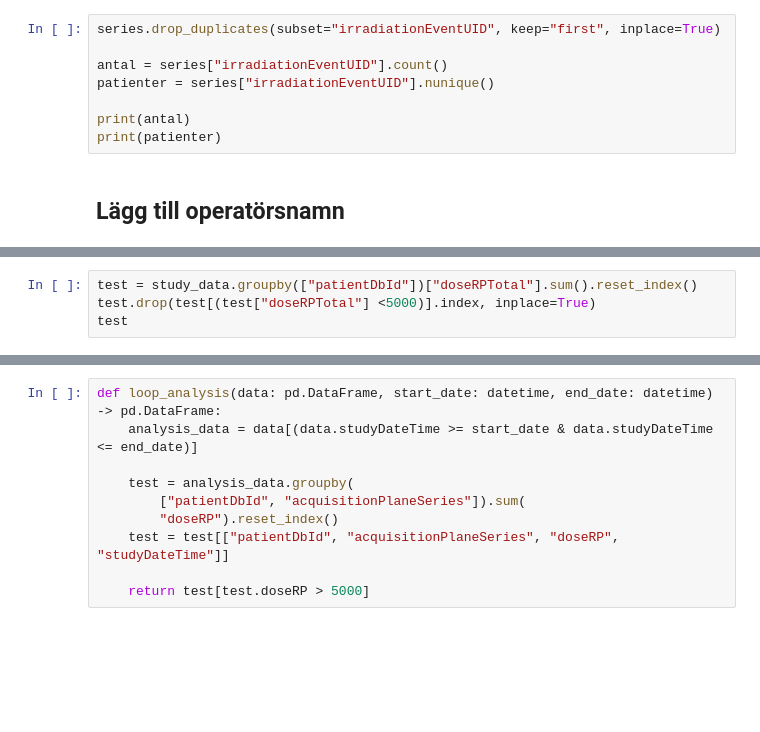
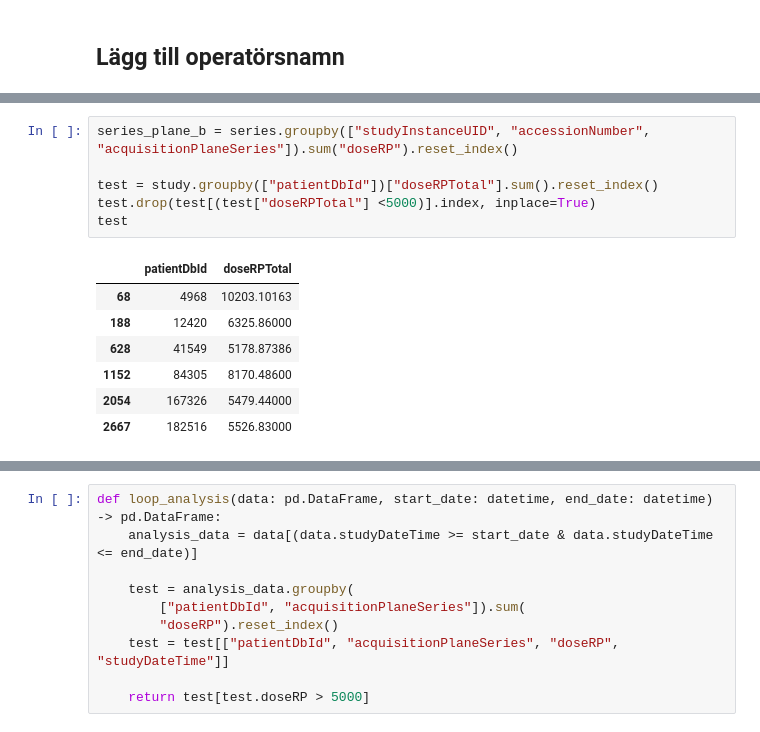
Before and after one commit to rvbCMTS/rvbrtg, a Jupyter notebook: Modaliteter/Intervention/AK över 5 Gy 2022.ipynb, the cells around one changed output, grey strips where cells are left out. Drawn from its saved outputs; the diff is of its cells as text; blank space fills up the shorter version.

```diff
--- a/Modaliteter/Intervention/AK över 5 Gy 2022.ipynb
+++ b/Modaliteter/Intervention/AK över 5 Gy 2022.ipynb
@@ -240,11 +263,3 @@ series.head()
-# %%
-series.drop_duplicates(subset="irradiationEventUID", keep="first", inplace=True)
-
-antal = series["irradiationEventUID"].count()
-patienter = series["irradiationEventUID"].nunique()
-
-print(antal)
-print(patienter)
 # %% [markdown]
 ## Lägg till operatörsnamn
 # %%
@@ -309,5 +367,15 @@ multiple
 # %%
-test = study_data.groupby(["patientDbId"])["doseRPTotal"].sum().reset_index()
+series_plane_b = series.groupby(["studyInstanceUID", "accessionNumber", "acquisitionPlaneSeries"]).sum("doseRP").reset_index()
+
+test = study.groupby(["patientDbId"])["doseRPTotal"].sum().reset_index()
 test.drop(test[(test["doseRPTotal"] <5000)].index, inplace=True)
 test
+# %% [output]
+|  | patientDbId | doseRPTotal |
+| 68 | 4968 | 10203.10163 |
+| 188 | 12420 | 6325.86000 |
+| 628 | 41549 | 5178.87386 |
+| 1152 | 84305 | 8170.48600 |
+| 2054 | 167326 | 5479.44000 |
+| 2667 | 182516 | 5526.83000 |
 # %%
```
Also changed, not shown: parts of 25 cells of this notebook, 1 other file.
